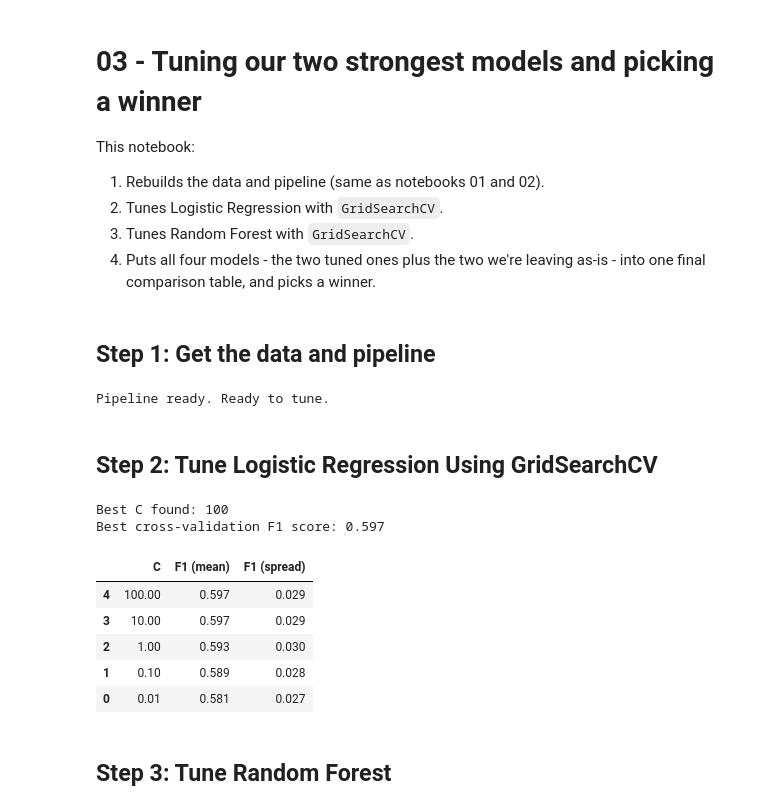
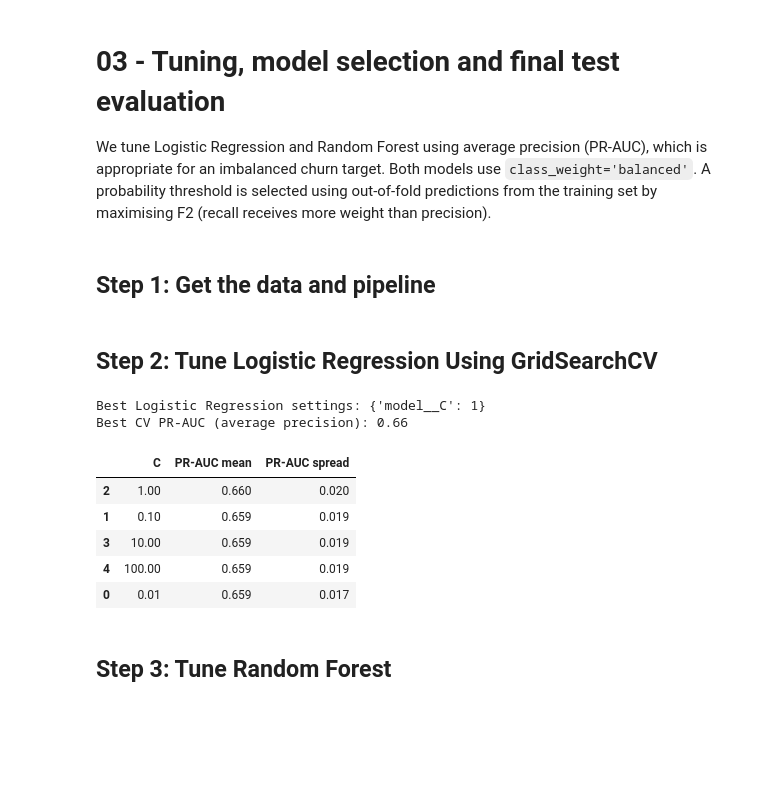
Before and after one commit to umarkhemis/ML_Caption_Project, a Jupyter notebook: notebooks/03_tuning_and_final_model.ipynb, the cells around one changed output. Cells and saved outputs as stored; diff of their text form; code cells hidden in the pictures; blank space fills up the shorter version.

```diff
--- a/notebooks/03_tuning_and_final_model.ipynb
+++ b/notebooks/03_tuning_and_final_model.ipynb
@@ -1,77 +1,54 @@
 # %% [markdown]
-# 03 - Tuning our two strongest models and picking a winner
+# 03 - Tuning, model selection and final test evaluation
 
-This notebook:
-1. Rebuilds the data and pipeline (same as notebooks 01 and 02).
-2. Tunes Logistic Regression with `GridSearchCV`.
-3. Tunes Random Forest with `GridSearchCV`.
-4. Puts all four models - the two tuned ones plus the two we're leaving as-is - into one final
-   comparison table, and picks a winner.
+We tune Logistic Regression and Random Forest using average precision (PR-AUC), which is appropriate for an imbalanced churn target. Both models use `class_weight='balanced'`. A probability threshold is selected using out-of-fold predictions from the training set by maximising F2 (recall receives more weight than precision).
 # %% [markdown]
 ## Step 1: Get the data and pipeline
 # %%
 import sys, warnings
 sys.path.append('..')
 warnings.filterwarnings('ignore')
-
 import pandas as pd
+import numpy as np
 import matplotlib.pyplot as plt
 import seaborn as sns
-
+from src.setup import prepare_everything, evaluate
+from sklearn.pipeline import Pipeline
+from sklearn.model_selection import GridSearchCV
+from sklearn.metrics import (accuracy_score, f1_score, roc_auc_score, average_precision_score, precision_score, recall_score, precision_recall_curve, fbeta_score)
+from sklearn.model_selection import cross_val_predict
 sns.set_theme(style='whitegrid')
-
-from src.setup import prepare_everything, evaluate
-
 X_train, X_test, y_train, y_test, preprocessing, cv = prepare_everything()
-
-from sklearn.model_selection import GridSearchCV
-from sklearn.pipeline import Pipeline
-
-print('Pipeline ready. Ready to tune.')
-# %% [output]
-Pipeline ready. Ready to tune.
 # %% [markdown]
 ## Step 2: Tune Logistic Regression Using GridSearchCV
 # %%
 from sklearn.linear_model import LogisticRegression
-
-log_reg_grid = {
-    'model__C': [0.01, 0.1, 1, 10, 100],   # smaller = simpler model, larger = fits training data closer
-}
-
+log_reg_grid = {'model__C': [0.01, 0.1, 1, 10, 100]}
 log_reg_pipeline = Pipeline([
     ('preprocessing', preprocessing),
-    ('model', LogisticRegression(max_iter=1000, random_state=42)),
+    ('model', LogisticRegression(max_iter=2000, class_weight='balanced', random_state=42)),
 ])
-
-log_reg_search = GridSearchCV(
-    log_reg_pipeline,
-    param_grid=log_reg_grid,
-    cv=cv,
-    scoring='f1',     # pick the setting that gives the best F1 score
-    n_jobs=-1,         # use all available processor cores to run faster
-)
+log_reg_search = GridSearchCV(log_reg_pipeline, param_grid=log_reg_grid, cv=cv,
+                              scoring='average_precision', n_jobs=-1, refit=True)
 log_reg_search.fit(X_train, y_train)
-
-print('Best C found:', log_reg_search.best_params_['model__C'])
-print('Best cross-validation F1 score:', round(log_reg_search.best_score_, 3))
+print('Best Logistic Regression settings:', log_reg_search.best_params_)
+print('Best CV PR-AUC (average precision):', round(log_reg_search.best_score_, 3))
 # %% [output]
-Best C found: 100
-Best cross-validation F1 score: 0.597
+Best Logistic Regression settings: {'model__C': 1}
+Best CV PR-AUC (average precision): 0.66
 # %%
-# look at every combination GridSearchCV tried, sorted best first
 log_reg_results = pd.DataFrame(log_reg_search.cv_results_)
 log_reg_results = log_reg_results[['param_model__C', 'mean_test_score', 'std_test_score']]
 log_reg_results = log_reg_results.sort_values('mean_test_score', ascending=False)
-log_reg_results.columns = ['C', 'F1 (mean)', 'F1 (spread)']
+log_reg_results.columns = ['C', 'PR-AUC mean', 'PR-AUC spread']
 log_reg_results.round(3)
 # %% [output]
-|  | C | F1 (mean) | F1 (spread) |
-| 4 | 100.00 | 0.597 | 0.029 |
-| 3 | 10.00 | 0.597 | 0.029 |
-| 2 | 1.00 | 0.593 | 0.030 |
-| 1 | 0.10 | 0.589 | 0.028 |
-| 0 | 0.01 | 0.581 | 0.027 |
+|  | C | PR-AUC mean | PR-AUC spread |
+| 2 | 1.00 | 0.660 | 0.020 |
+| 1 | 0.10 | 0.659 | 0.019 |
+| 3 | 10.00 | 0.659 | 0.019 |
+| 4 | 100.00 | 0.659 | 0.019 |
+| 0 | 0.01 | 0.659 | 0.017 |
 # %% [markdown]
 ## Step 3: Tune Random Forest
 # %%
```
Also changed, not shown: parts of 8 cells of this notebook.
